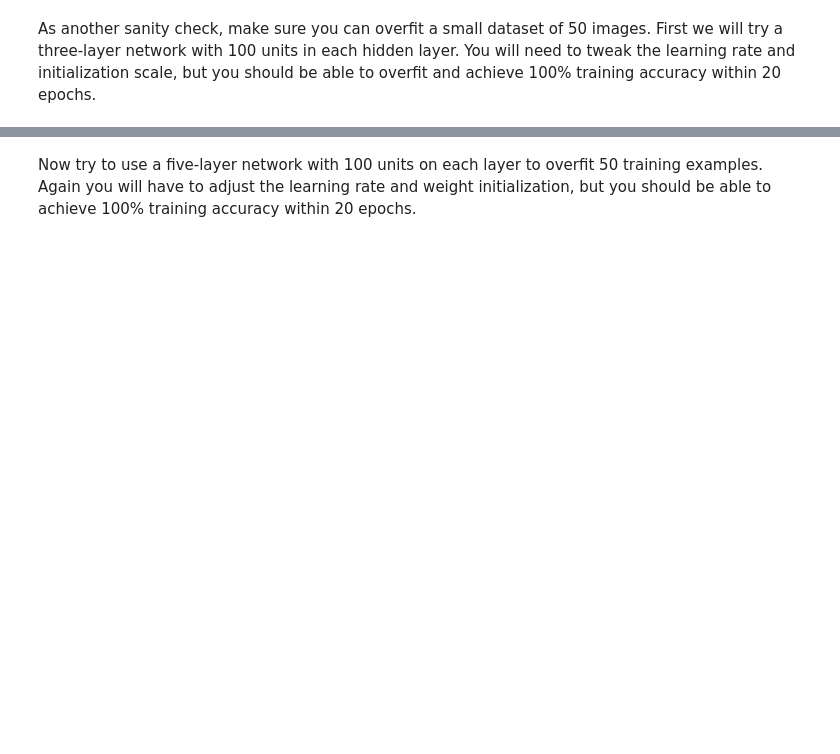
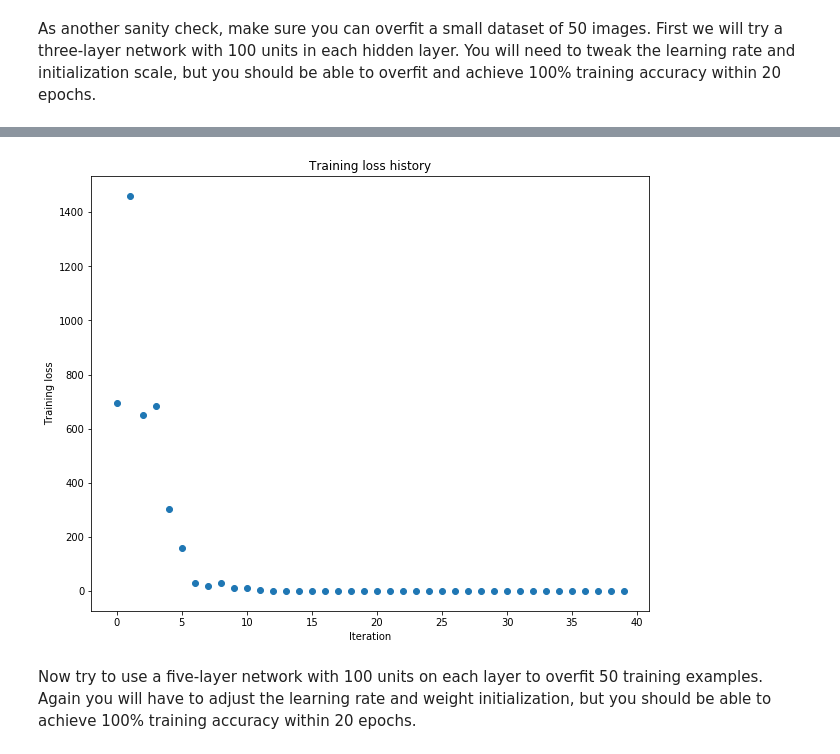
Before and after one commit to theosilver/cs231n, a Jupyter notebook: assignment2/FullyConnectedNets.ipynb, the cells around one changed output, grey strips where cells are left out. Cells and saved outputs as stored; diff of their text form; code cells hidden in the pictures; blank space fills up the shorter version.

```diff
--- a/assignment2/FullyConnectedNets.ipynb
+++ b/assignment2/FullyConnectedNets.ipynb
@@ -423,8 +440,8 @@ small_data = {
   'y_val': data['y_val'],
 }
 
-weight_scale = 1e-2
-learning_rate = 1e-4
+weight_scale = 0.14 #1e-2
+learning_rate = 0.001 #1e-4
 model = FullyConnectedNet([100, 100],
               weight_scale=weight_scale, dtype=np.float64)
 solver = Solver(model, small_data,
@@ -441,3 +458,4 @@ plt.title('Training loss history')
 plt.xlabel('Iteration')
 plt.ylabel('Training loss')
 plt.show()
+# %% [output]
@@ -444,3 +479,4 @@ plt.show()
+[figure, added]
 # %% [markdown]
 Now try to use a five-layer network with 100 units on each layer to overfit 50 training examples. Again you will have to adjust the learning rate and weight initialization, but you should be able to achieve 100% training accuracy within 20 epochs.
 # %%
```
Also changed, not shown: parts of 3 cells of this notebook, 1 other file.
